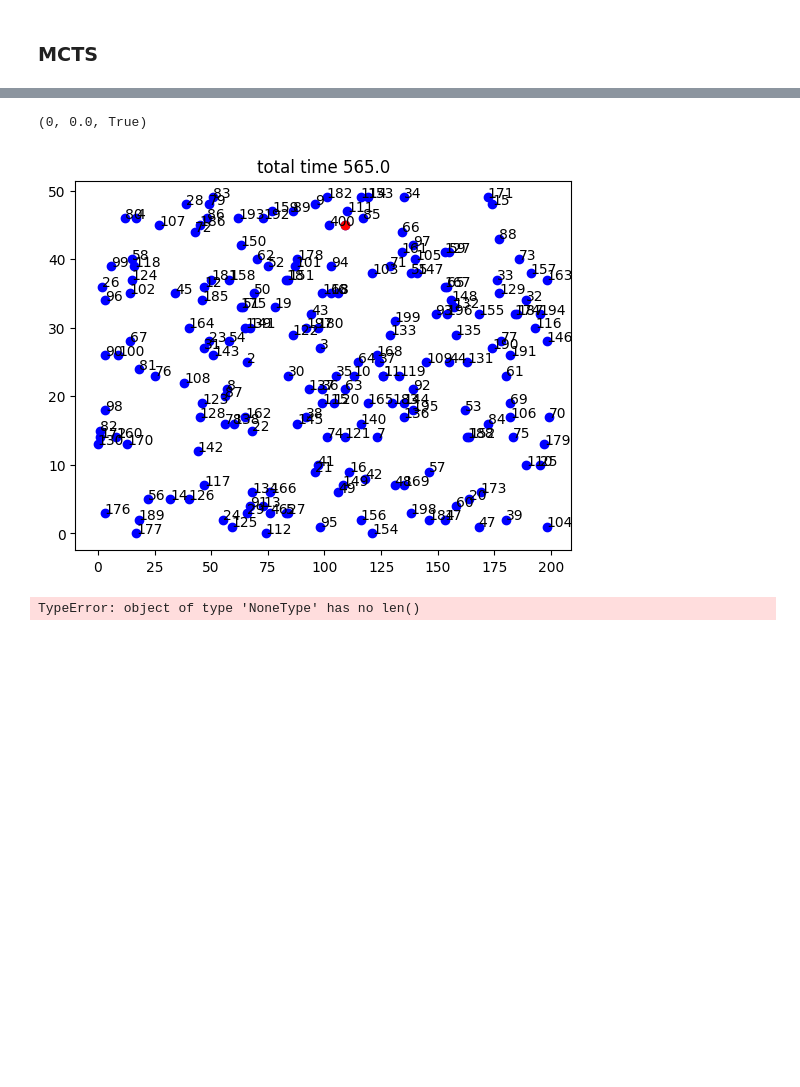
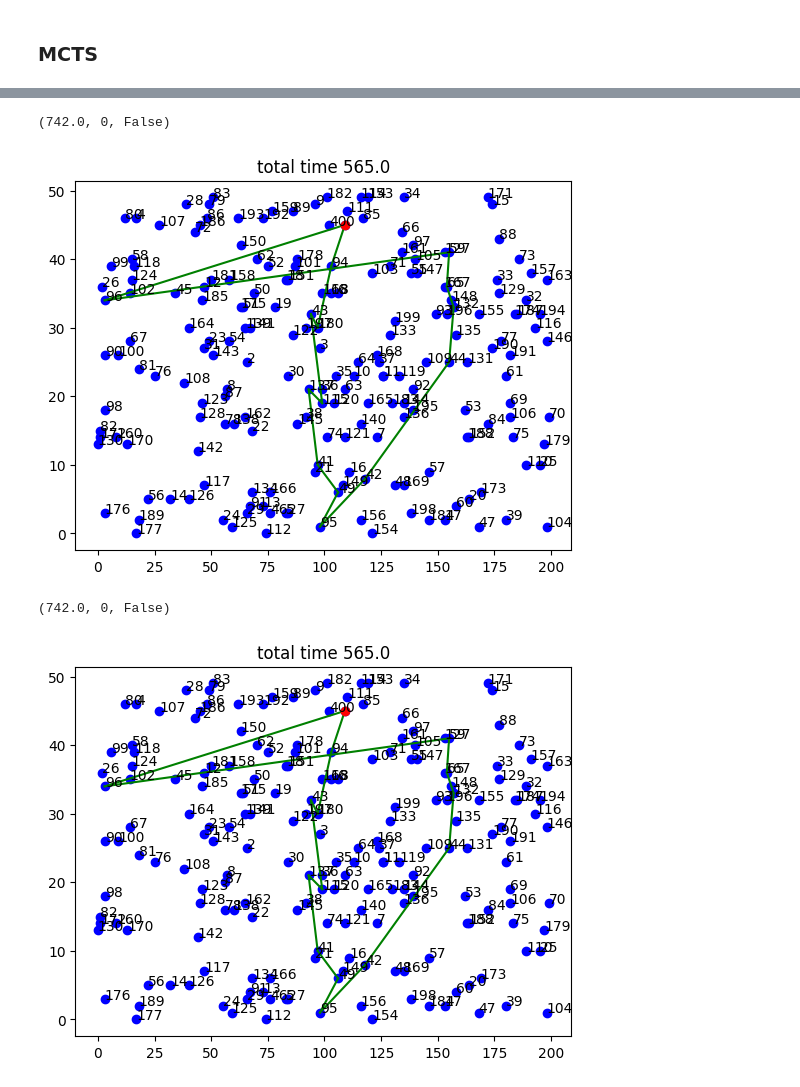
Before and after one commit to filippocasari/AS4-AI, a Jupyter notebook: MCTS_for_the_OPTW.ipynb, the cells around one changed output, grey strips where cells are left out. Saved outputs shown, nothing was run; the diff lists cells and outputs as text; code cells hidden in the pictures; blank space fills up the shorter version.

```diff
--- a/MCTS_for_the_OPTW.ipynb
+++ b/MCTS_for_the_OPTW.ipynb
@@ -110,7 +110,9 @@ class Node:
       self.score = None                                                         # Upper Confidence Buond score for node
       self.policy = None                                                        # IMPORTANT !!!!! Best node index according to the UCB score
       self.expandables = copy.deepcopy(expandable_customers)                    # customers in the candidate list of the current node that are not in the current path
-      self.expanded = {}                                                        # nodes already expanded during the search
+      self.expanded = {}
+      self.reward = 0# nodes already expanded during the search
+
       if len(self.expandables) == 0:
         self.fully_expanded = True
         self.terminal = True
@@ -119,7 +121,7 @@ class Node:
 
     def calculateUCTscore(self, best_reward_so_far):
       # computes the Upper Confidence Bound for the Node
-      c=1/(2**0.5)
+      c = 1 / (2 ** 0.5)
       self.score = (((self.estimated_reward/ self.num_of_visit) + self.current_reward) /
                     best_reward_so_far) + c * 2 * (2 * np.log(self.parent.num_of_visit) /
                                                    self.num_of_visit) ** 0.5
@@ -279,8 +290,9 @@ class MCTS:
 env = Env(from_file=True, instance_number=0)
 time_limit = 5
 sol = [0]
-best_sol = None
+best_sol = []
 best_r = 0
+
 while True:
   mcts = MCTS(env, time_limit, sol)
   mcts.best_tour_so_far = best_sol
@@ -288,12 +300,13 @@ while True:
   new_customer = mcts.step()
   # print("a new customer is", new_customer)
   sol.append(new_customer)
+
   if mcts.max_reward > best_r:
     best_r = mcts.max_reward
     best_sol = mcts.best_tour_so_far
+
   if sol[-1] == 0:
     break
-
 
 print(env.check_solution(sol))
 plot_instance(env.x, sol)
@@ -332,26 +348,29 @@ plot_instance(env.x, best_sol)
 # %%
 env = Env(from_file=True, instance_number=2)
 time_limit = 5
 sol = [0]
 best_sol = None
 best_r = 0
 while True:
   mcts = MCTS(env, time_limit, sol)
   mcts.best_tour_so_far = best_sol
   mcts.max_reward = best_r
   new_customer = mcts.step()
   sol.append(new_customer)
   if mcts.max_reward > best_r:
     best_r = mcts.max_reward
     best_sol = mcts.best_tour_so_far
   if sol[-1] == 0:
     break
+if best_sol is None:
+      best_sol= sol
 
-print(env.check_solution(sol))
-plot_instance(env.x, sol)
-print(env.check_solution(best_sol))
-plot_instance(env.x, best_sol)
+print(env.check_solution(list(sol)))
+plot_instance(env.x, list(sol))
+print(env.check_solution(list(best_sol)))
+plot_instance(env.x, list(best_sol))
 # %% [output]
-(0, 0.0, True)
+(742.0, 0, False)
-[figure, old version]
+[figure, new version]
-TypeError: object of type 'NoneType' has no len()
+(742.0, 0, False)
+[figure, added]
```
Also changed, not shown: parts of 3 cells of this notebook.
